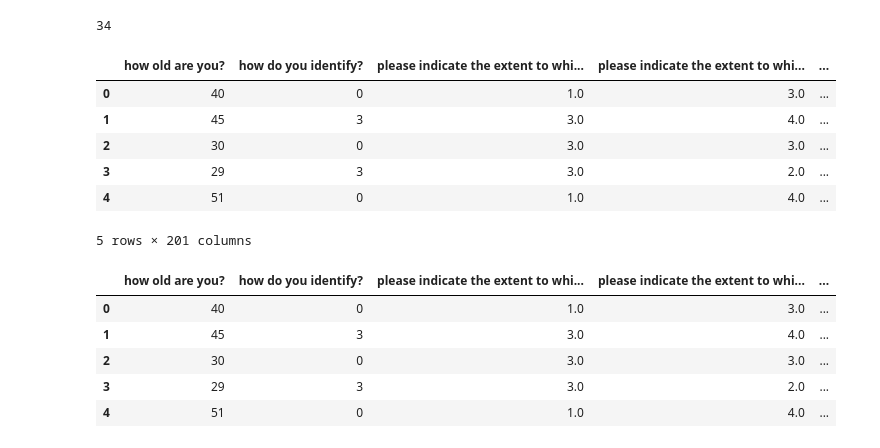
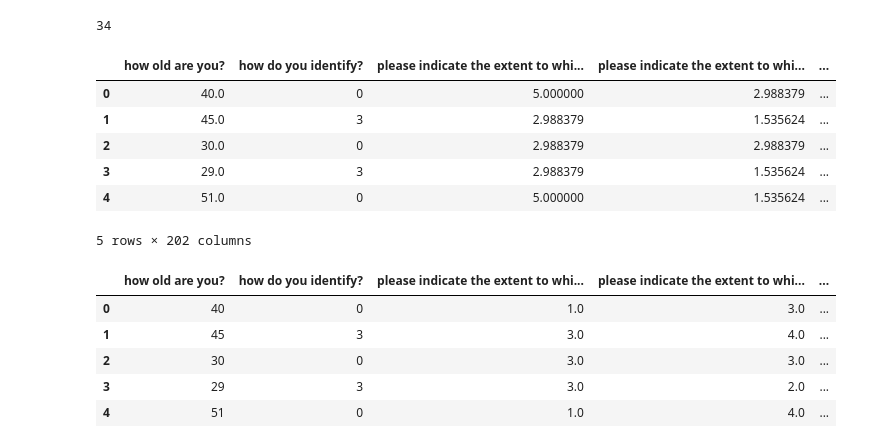
Before and after one commit to akcone2003/chills_study, a Jupyter notebook: notebooks/EDA.ipynb, the cells around one changed output. Saved outputs shown, nothing was run; the diff lists cells and outputs as text; code cells hidden in the pictures.

Commit message:
debugged encoded

```diff
--- a/notebooks/EDA.ipynb
+++ b/notebooks/EDA.ipynb
@@ -295,17 +295,17 @@ print(count_of_dropped)
 # %% [output]
 34
 # %%
-encoded_data = pd.read_csv("/Users/aidancone/Downloads/encoded_dataset.csv")
+encoded_data = pd.read_csv("/Users/aidancone/Downloads/encoded_dataset (1).csv")
 
 encoded_data.head()
 # %% [output]
 |  | how old are you? | how do you identify? | please indicate the extent to whi... | please indicate the extent to whi... | ... |
-| 0 | 40 | 0 | 1.0 | 3.0 | ... |
-| 1 | 45 | 3 | 3.0 | 4.0 | ... |
-| 2 | 30 | 0 | 3.0 | 3.0 | ... |
-| 3 | 29 | 3 | 3.0 | 2.0 | ... |
-| 4 | 51 | 0 | 1.0 | 4.0 | ... |
+| 0 | 40.0 | 0 | 5.000000 | 2.988379 | ... |
+| 1 | 45.0 | 3 | 2.988379 | 1.535624 | ... |
+| 2 | 30.0 | 0 | 2.988379 | 2.988379 | ... |
+| 3 | 29.0 | 3 | 2.988379 | 1.535624 | ... |
+| 4 | 51.0 | 0 | 5.000000 | 1.535624 | ... |
-5 rows × 201 columns
+5 rows × 202 columns
 # %%
 processed_data = pd.read_csv("/Users/aidancone/Downloads/final_processed_data.csv")
 
```
Also changed, not shown: parts of 1 cell of this notebook, 1 other file.
